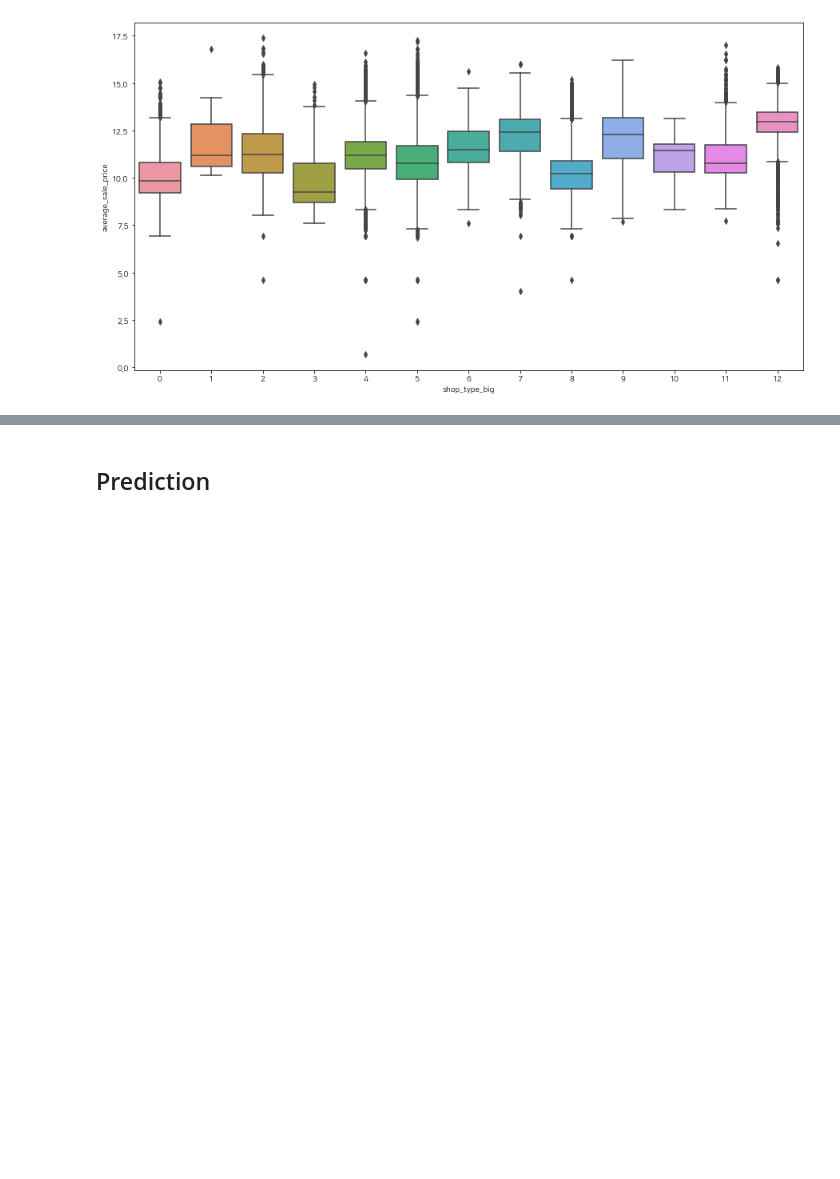
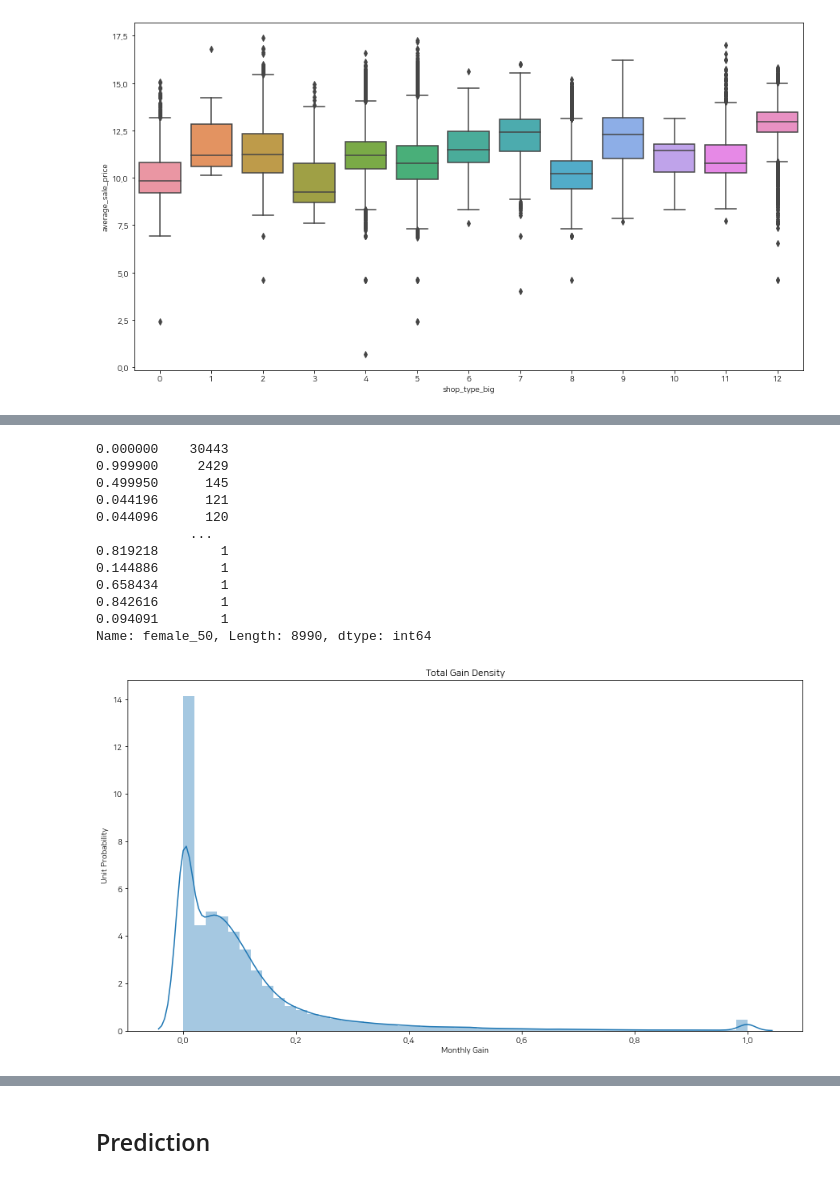
Before and after one commit to iDolphin99/Commerical_data_analysis, a Jupyter notebook: dolphin/baseline.ipynb, the cells around one changed output, grey strips where cells are left out. Cells and saved outputs as stored; diff of their text form; code cells hidden in the pictures; blank space fills up the shorter version.

```diff
--- a/dolphin/baseline.ipynb
+++ b/dolphin/baseline.ipynb
@@ -342,3 +338,24 @@ train_X, valid_X, train_y, valid_y = train_test_split(
+# %%
+ax = plt.subplots()
+ax = sns.distplot(input_data['female_40'], hist=True)
+ax.set_title('Total Gain Density')
+ax.set_xlabel('Monthly Gain')
+ax.set_ylabel('Unit Probability')
+print(input_data['female_50'].value_counts())
+# %% [output]
+0.000000    30443
+0.999900     2429
+0.499950      145
+0.044196      121
+0.044096      120
+            ...
+0.819218        1
+0.144886        1
+0.658434        1
+0.842616        1
+0.094091        1
+Name: female_50, Length: 8990, dtype: int64
+[figure, added]
 # %% [markdown]
 # Modeling
 - XGB
```
Also changed, not shown: parts of 41 cells of this notebook, 2 other files.
